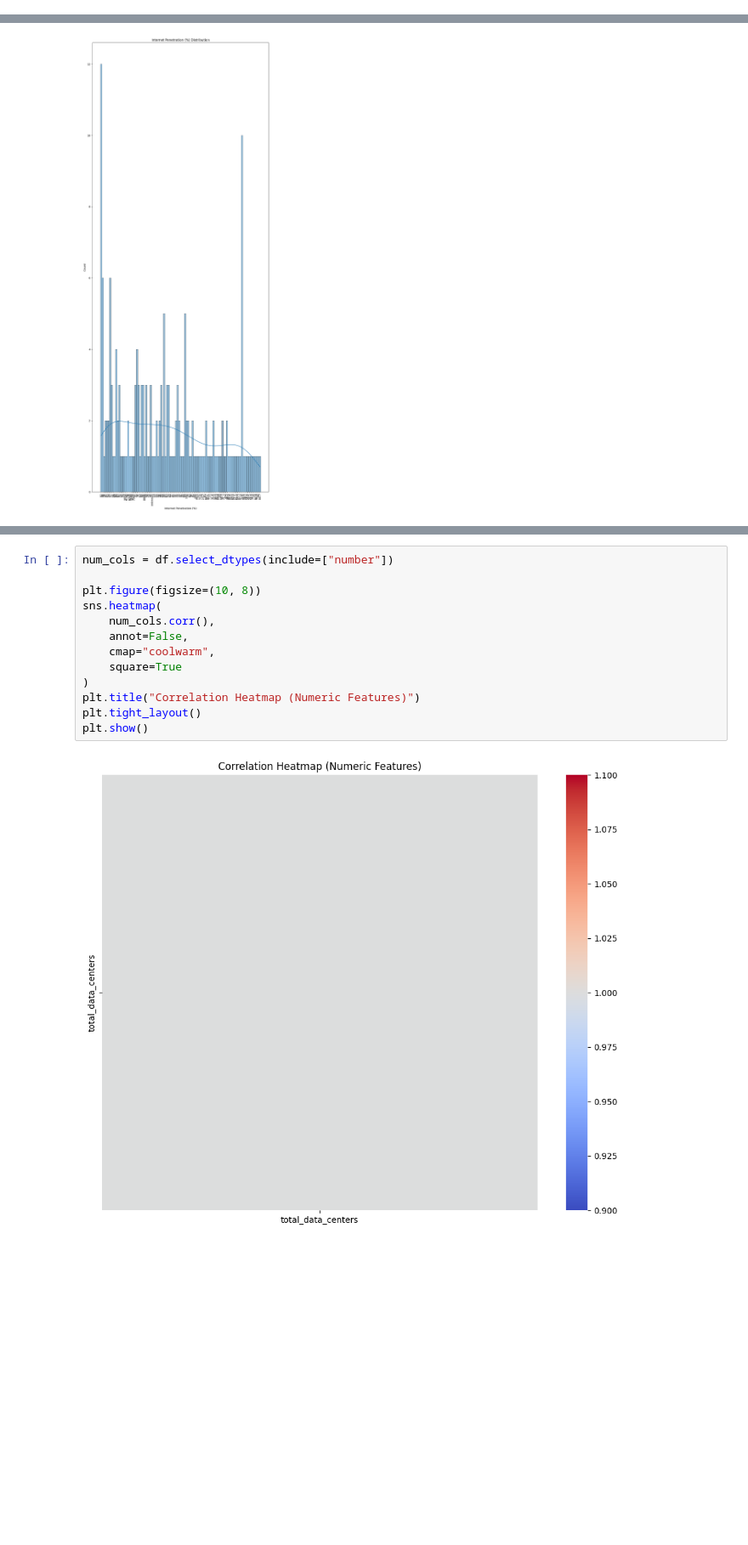
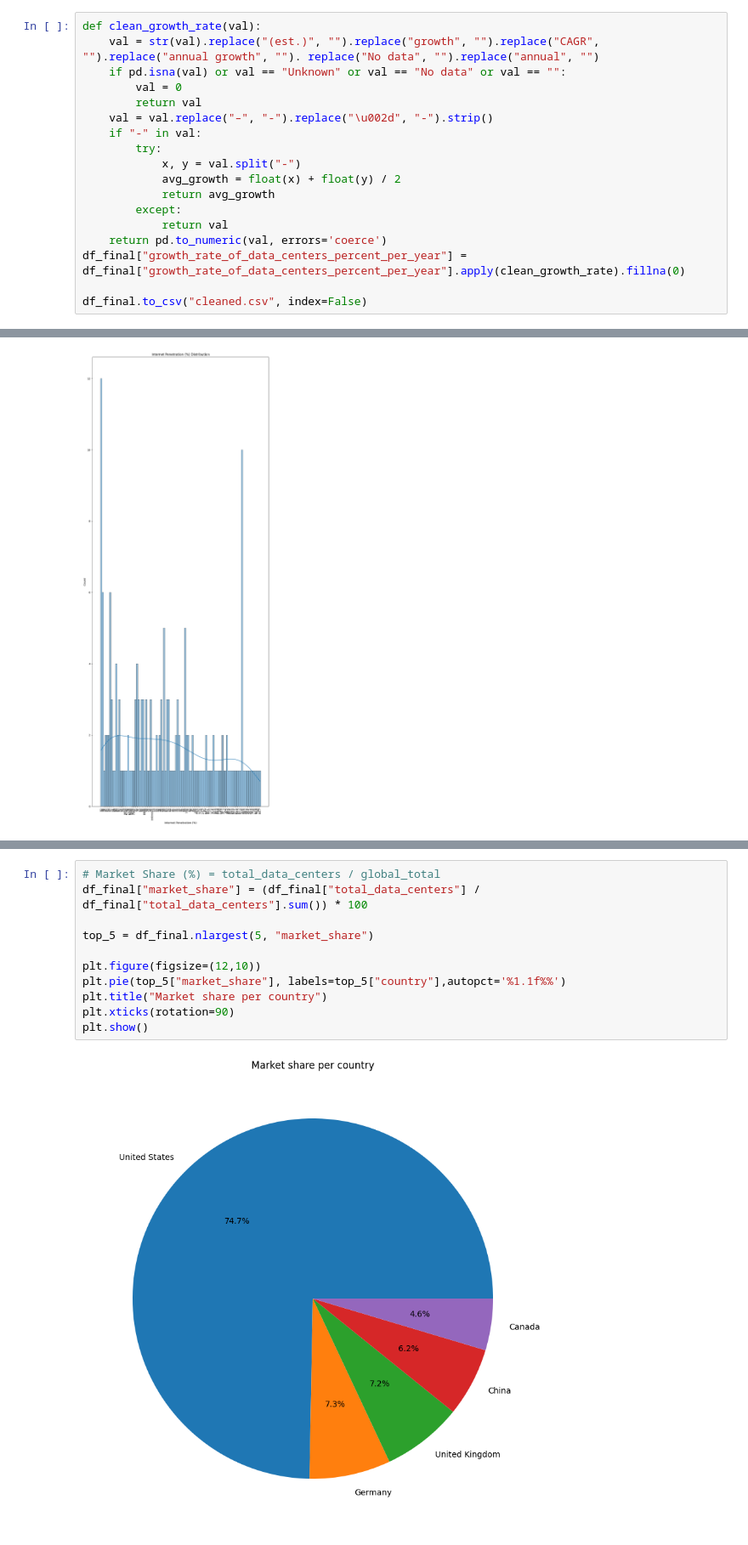
Before and after one commit to thashesh/global_data_center, a Jupyter notebook: cleaning.ipynb, the cells around one changed output, grey strips where cells are left out. Shown at 85% size. Drawn from its saved outputs; the diff is of its cells as text; blank space fills up the shorter version.

```diff
--- a/cleaning.ipynb
+++ b/cleaning.ipynb
@@ -332,3 +430,21 @@ df_final
+# %%
+def clean_growth_rate(val):
+    val = str(val).replace("(est.)", "").replace("growth", "").replace("CAGR", "").replace("annual growth", ""). replace("No data", "").replace("annual", "")
+    if pd.isna(val) or val == "Unknown" or val == "No data" or val == "":
+        val = 0
+        return val
+    val = val.replace("–", "-").replace("\u002d", "-").strip()
+    if "-" in val:
+        try:
+            x, y = val.split("-")
+            avg_growth = float(x) + float(y) / 2
+            return avg_growth
+        except:
+            return val
+    return pd.to_numeric(val, errors='coerce')
+df_final["growth_rate_of_data_centers_percent_per_year"] = df_final["growth_rate_of_data_centers_percent_per_year"].apply(clean_growth_rate).fillna(0)
+
+df_final.to_csv("cleaned.csv", index=False)
 # %% [markdown]
 visulization
 # %%
@@ -386,15 +515,13 @@ Correlation heatmap of numeric columns
-# %%
-num_cols = df.select_dtypes(include=["number"])
-
-plt.figure(figsize=(10, 8))
-sns.heatmap(
-    num_cols.corr(),
-    annot=False,
-    cmap="coolwarm",
-    square=True
-)
-plt.title("Correlation Heatmap (Numeric Features)")
-plt.tight_layout()
-plt.show()
-# %% [output]
-[figure, removed]
+# %%
+# Market Share (%) = total_data_centers / global_total
+df_final["market_share"] = (df_final["total_data_centers"] / df_final["total_data_centers"].sum()) * 100
+
+top_5 = df_final.nlargest(5, "market_share")
+
+plt.figure(figsize=(12,10))
+plt.pie(top_5["market_share"], labels=top_5["country"],autopct='%1.1f%%')
+plt.title("Market share per country")
+plt.xticks(rotation=90)
+plt.show()
+# %% [output]
+[figure, added]
```
Also changed, not shown: parts of 17 cells of this notebook, 3 other files.
